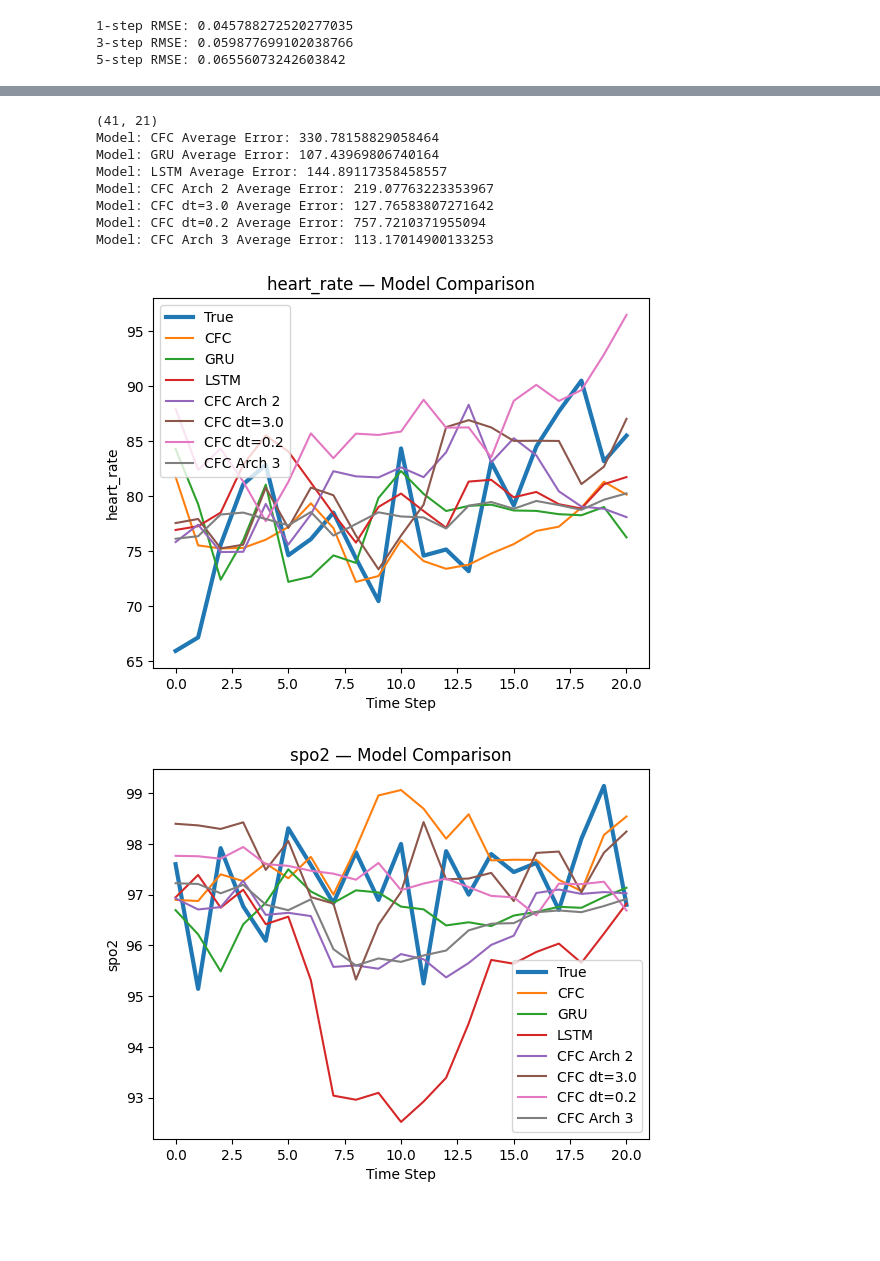
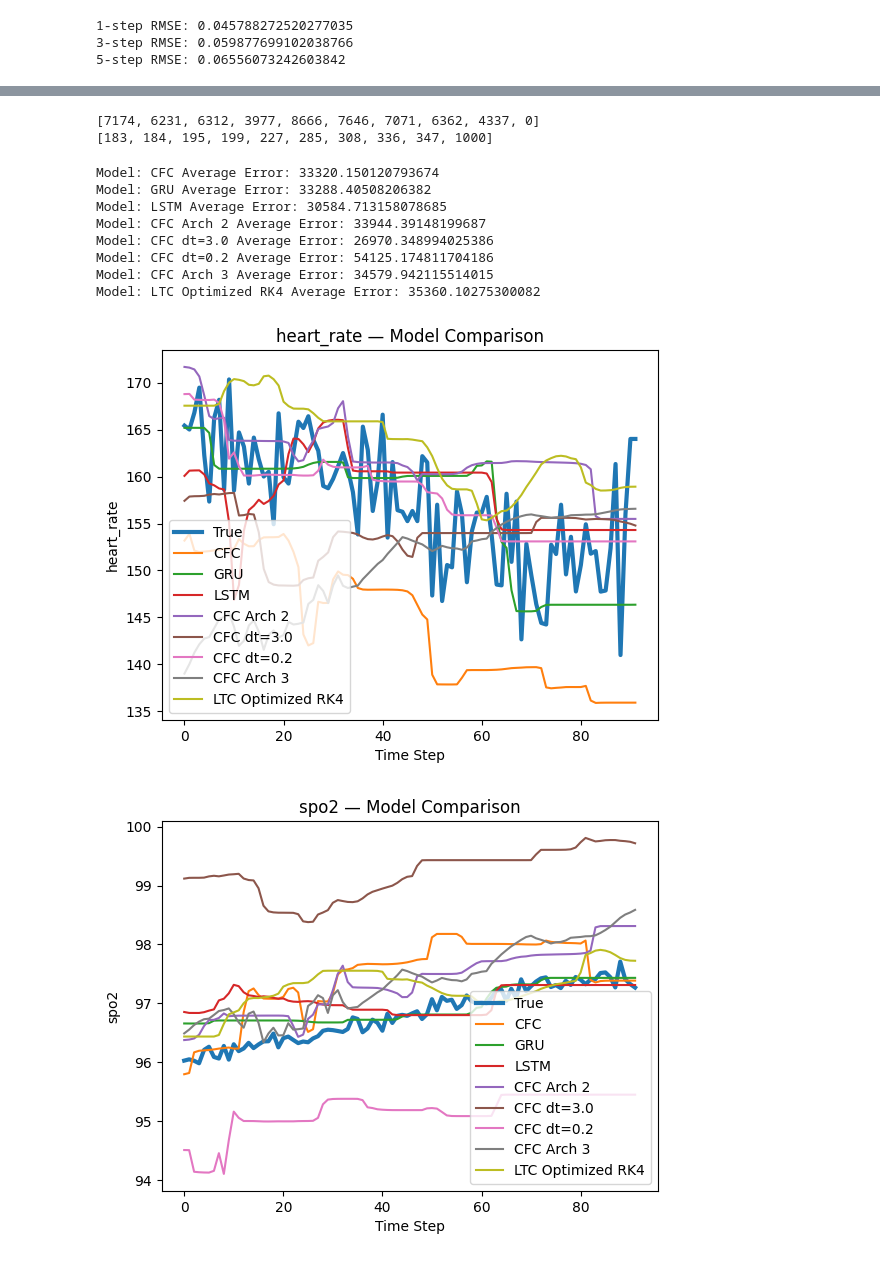
Before and after one commit to theophilus28/LNN-GRU-Comparative, a Jupyter notebook: lnn_setup.ipynb, the cells around one changed output, grey strips where cells are left out. Saved outputs shown, nothing was run; the diff lists cells and outputs as text; code cells hidden in the pictures; blank space fills up the shorter version.

Commit message:
got things up to new standard for flat branch

```diff
--- a/lnn_setup.ipynb
+++ b/lnn_setup.ipynb
@@ -2643,9 +2643,9 @@ ltc_model_optim = OptimizedLTCNetwork(solver="rk4")
 lrc_model = LRCNetwork(cell_type="advanced")
 lrc_model_optim = OptimizedLRCNetwork(cell_type="advanced")
 
-gru_model.load_state_dict(torch.load("best_gru.pt"))
+gru_model.load_state_dict(torch.load("best_gru_flat.pt"))
 #gru_model_original.load_state_dict(torch.load("best_gru_original.pt"))
-lstm_model.load_state_dict(torch.load("best_lstm.pt"))
+lstm_model.load_state_dict(torch.load("best_lstm_flat.pt"))
 #lstm_model_original.load_state_dict(torch.load("best_lstm_original.pt"))
 cfc_model.load_state_dict(torch.load("best_cfc_flat.pt"))
 cfc_arch2_model.load_state_dict(torch.load("best_cfc_arch2_flat.pt"))
@@ -2653,7 +2653,7 @@ cfc_arch3_model.load_state_dict(torch.load("best_cfc_arch3_flat.pt"))
 cfc_model_3.load_state_dict(torch.load("best_cfc_dt3_flat.pt"))
 cfc_model_02.load_state_dict(torch.load("best_cfc_dt02_flat.pt"))
 #ltc_model.load_state_dict(torch.load("best_ltc.pt"))
-#ltc_model_optim.load_state_dict(torch.load("best_ltc_optim_flat.pt"))
+ltc_model_optim.load_state_dict(torch.load("best_ltc_optim_flat.pt"))
 #lrc_model.load_state_dict(torch.load("best_lrc.pt"))
 #lrc_model_optim.load_state_dict(torch.load("best_lrc_optim.pt"))
 models = {
@@ -2662,10 +2662,10 @@ models = {
     "LSTM": lstm_model,
     #"GRU Original": gru_model_original,
     #"LSTM Original": lstm_model_original,
-    "CFC Arch 2": cfc_arch2_model,
-    "CFC dt=3.0": cfc_model_3,
-    "CFC dt=0.2": cfc_model_02,
-    "CFC Arch 3": cfc_arch3_model,
+    #"CFC Arch 2": cfc_arch2_model,
+    #"CFC dt=3.0": cfc_model_3,
+    #"CFC dt=0.2": cfc_model_02,
+    #"CFC Arch 3": cfc_arch3_model,
     #"LTC": ltc_model,
     #"LTC Optimized RK4": ltc_model_optim,
     #"LRC": lrc_model,
@@ -2681,11 +2681,11 @@ train_icu_ids = subjects_to_icu_ids(full_df, train_subj)
 val_icu_ids   = subjects_to_icu_ids(full_df, val_subj)
 test_icu_ids  = subjects_to_icu_ids(full_df, test_subj)
 
-
+# longest ICU stays are 7174, 6231, 6312, 3977, 8666, 7646, 7071, 6362, 4337
 compare_models(
     models,
     full_df,
-    icu_id=test_icu_ids[0],
+    icu_id=test_icu_ids[7174],
     feature_cols=state_features,
     action_cols=action_features,
     features_to_plot=features_to_plot,
@@ -2711,31 +2707,47 @@ Model: CFC Arch 3 Average Error: 878.5520769321171
+# %%
+# this is to inform us of which icu stays in the test set are longest
+
+top_longest = [0] * 10
+top_lengths = [0] * 10
+top_lengths[9] = 1000
+for i in range(len(test_icu_ids)):
+    icu_id = test_icu_ids[i]
+    g = full_df[full_df["ICUSTAY_ID"] == icu_id].sort_values("bin")
+    s_true = g[feature_cols].values
+    s_length = s_true.shape[0]
+    for j in range(len(top_lengths)-1):
+        if s_length > top_lengths[j] and s_length < top_lengths[j+1]:
+            top_lengths[j] = s_length
+            top_longest[j] = i
+            break
+print(top_longest)
+print(top_lengths)
+# %% [output]
+[7174, 6231, 6312, 3977, 8666, 7646, 7071, 6362, 4337, 0]
+[183, 184, 195, 199, 227, 285, 308, 336, 347, 1000]
 # %%
 # secondary plot run
-# run numbers that are good include 9, 13, 15, 18
-icu_id = test_icu_ids[9]
-g = full_df[full_df["ICUSTAY_ID"] == icu_id].sort_values("bin")
-s_true = g[feature_cols].values
-print(s_true.shape)
 
 # the scale of this error value is not the point, the point is the relative value
 compare_models(
     models,
     full_df,
-    icu_id=icu_id,
+    icu_id=test_icu_ids[6231],
     feature_cols=state_features,
     action_cols=action_features,
     features_to_plot=features_to_plot,
     window_size = 4,
     scaler=scaler,
     device="cuda"
 )
 # %% [output]
-(41, 21)
-Model: CFC Average Error: 330.78158829058464
-Model: GRU Average Error: 107.43969806740164
-Model: LSTM Average Error: 144.89117358458557
-Model: CFC Arch 2 Average Error: 219.07763223353967
-Model: CFC dt=3.0 Average Error: 127.76583807271642
-Model: CFC dt=0.2 Average Error: 757.7210371955094
-Model: CFC Arch 3 Average Error: 113.17014900133253
+Model: CFC Average Error: 33320.150120793674
+Model: GRU Average Error: 33288.40508206382
+Model: LSTM Average Error: 30584.713158078685
+Model: CFC Arch 2 Average Error: 33944.39148199687
+Model: CFC dt=3.0 Average Error: 26970.348994025386
+Model: CFC dt=0.2 Average Error: 54125.174811704186
+Model: CFC Arch 3 Average Error: 34579.942115514015
+Model: LTC Optimized RK4 Average Error: 35360.10275300082
-[figure, old version]
+[figure, new version]
-[figure, old version]
+[figure, new version]
```
Also changed, not shown: parts of 2 cells of this notebook.
